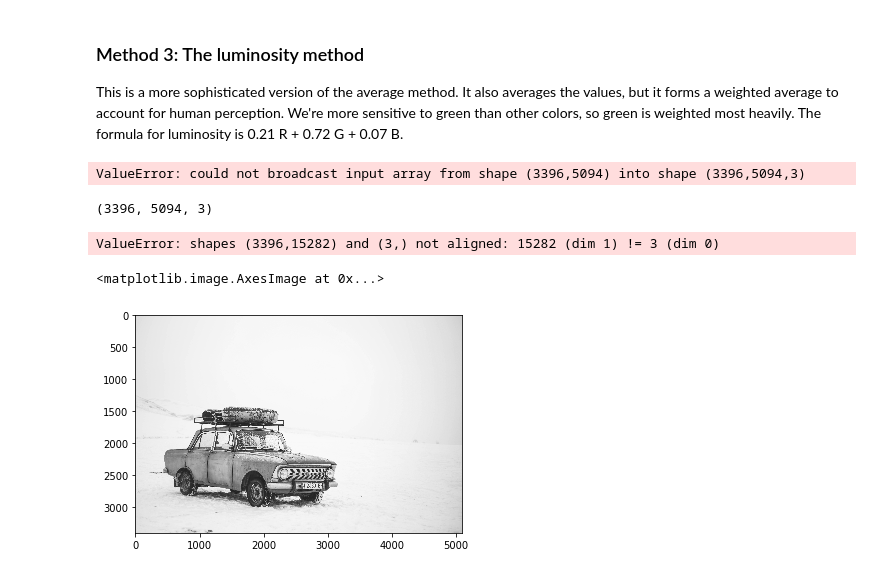
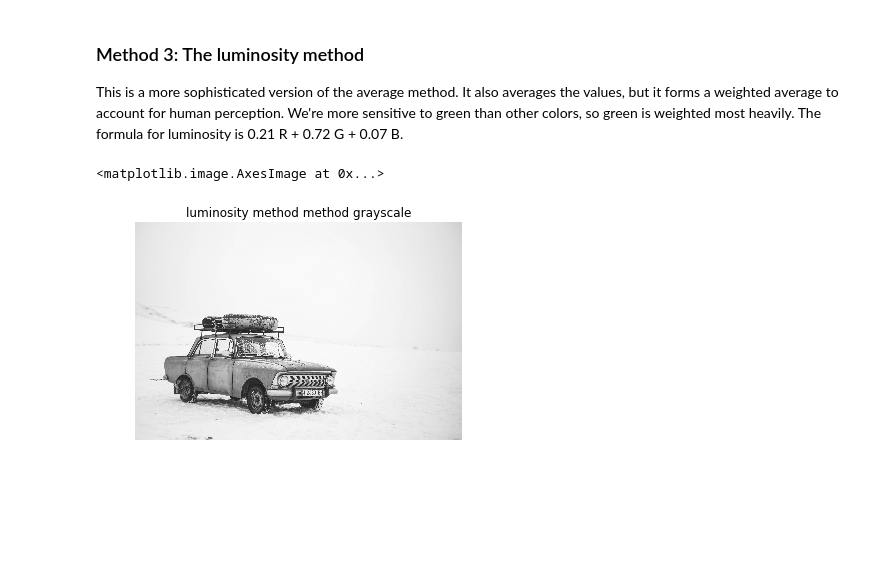
Before and after one commit to muthuspark/ml_research, a Jupyter notebook: Various ways of converting an image to grayscale¶.ipynb, the cells around one changed output. Drawn from its saved outputs; the diff is of its cells as text; code cells hidden in the pictures; blank space fills up the shorter version.

```diff
--- a/Various ways of converting an image to grayscale¶.ipynb
+++ b/Various ways of converting an image to grayscale¶.ipynb
@@ -40,46 +40,13 @@ plt.imshow(grey_avg)
 ### Method 3: The luminosity method
 This is a more sophisticated version of the average method. It also averages the values, but it forms a weighted average to account for human perception. We're more sensitive to green than other colors, so green is weighted most heavily. The formula for luminosity is 0.21 R + 0.72 G + 0.07 B.
 # %%
-grey_lumin = np.copy(orig_img)
+gray_lumin = np.copy(orig_img)
 luminosity_constant = [0.21,0.72,0.07]
-grey_lumin[:] = np.tensordot(grey_lumin, luminosity_constant,axes=((-1,-1)))
-plt.title("lightness method average of RGB")
+tensor_prod = np.tensordot(gray_lumin,luminosity_constant, axes=((-1,-1)))[...,None]
+gray_lumin[:] = tensor_prod.astype(gray_lumin.dtype)
+plt.title("luminosity method method grayscale")
 plt.axis('off')
-# plt.imshow(grey_lumin)
+plt.imshow(gray_lumin)
 # %% [output]
-ValueError: could not broadcast input array from shape (3396,5094) into shape (3396,5094,3)
+<matplotlib.image.AxesImage at 0x...>
+[figure, added]
-# %%
-##0.21 R + 0.72 G + 0.07 B
-print orig_img.shape
-sar = np.copy(orig_img)
-sar = sar.reshape((3396, 5094 * 3))
-
-sar[:] = np.dot(sar, np.array([0.21,0.72,0.07])).reshape((3396,5094))
-# print np.dot(sar, np.array([0.21,0.72,0.07]))
-print sar
-# %% [output]
-(3396, 5094, 3)
-ValueError: shapes (3396,15282) and (3,) not aligned: 15282 (dim 1) != 3 (dim 0)
-# %%
-reshaped = orig_img.reshape((3396, 5094 * 3))
-# print reshaped.reshape(3396, 5094, 3)
-
-# # print resh.reshape((3396, 5094 , 3))
-# sar = np.copy(resh)
-# a1, a2, a3 = sar.shape
-# reshaped = sar.reshape()
-luminosity_constant = [0.21,0.72,0.07]
-# print reshaped.shape
-
-# print np.tensordot(orig_img, np.array([0.21,0.72,0.07]))
-# print reshaped.shape
-# print sar.reshape(a1,a2,a3)
-# print np.dot(orig_img[...,:3], luminosity_constant)
-# plt.imshow(np.dot(orig_img[...,:3], luminosity_constant))
-
-W_mean = np.tensordot(orig_img,luminosity_constant, axes=((-1,-1)))[...,None]
-orig_img[:] = W_mean.astype(orig_img.dtype)
-plt.imshow(orig_img)
-# %% [output]
-<matplotlib.image.AxesImage at 0x...>
-[figure, removed]
```
Also changed, not shown: parts of 3 cells of this notebook.
